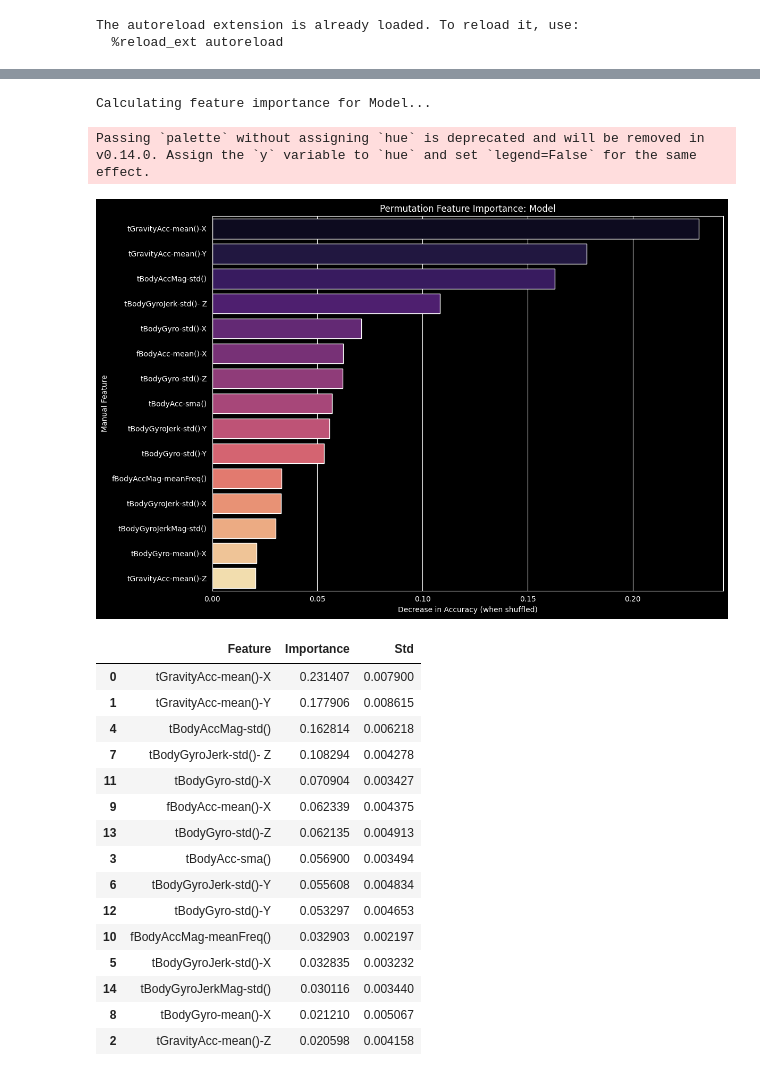
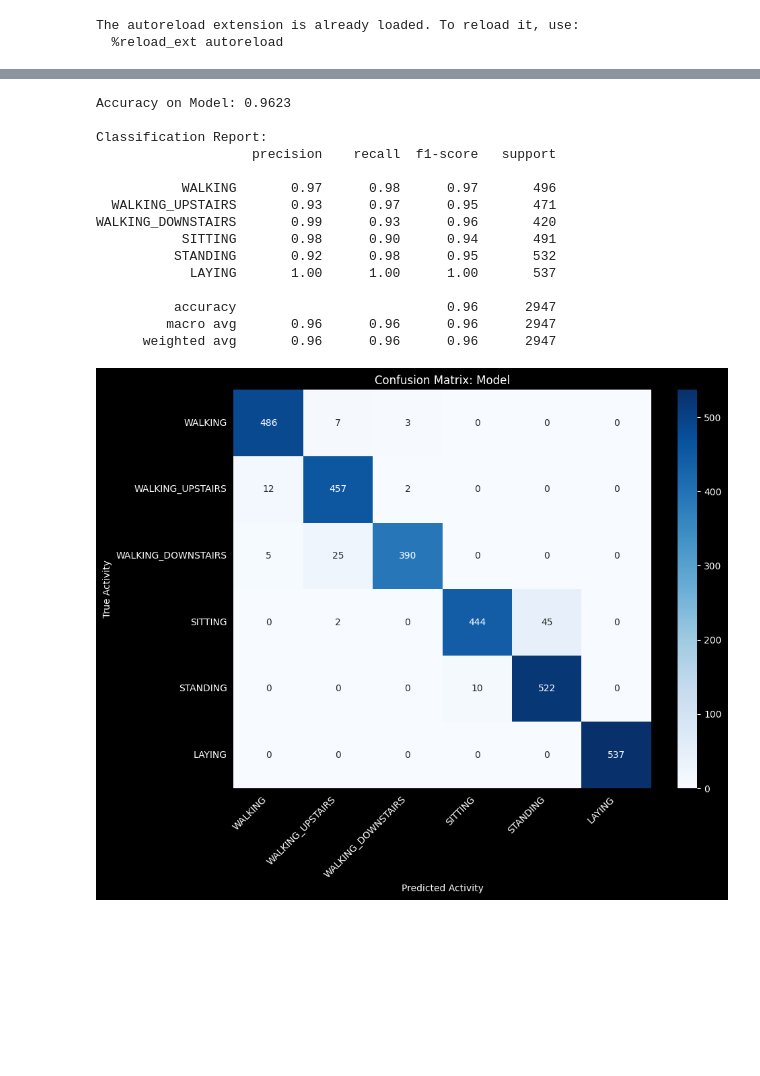
Before and after one commit to EduardDumitrescul/unsupervised-activity-clustering, a Jupyter notebook: svm.ipynb, the cells around one changed output, grey strips where cells are left out. Cells and saved outputs as stored; diff of their text form; code cells hidden in the pictures; blank space fills up the shorter version.

```diff
--- a/svm.ipynb
+++ b/svm.ipynb
@@ -44,22 +73,26 @@ Scaled features using StandardScaler.
-# %%
-runner.plot_feature_importance()
-# %% [output]
-Calculating feature importance for Model...
-Passing `palette` without assigning `hue` is deprecated and will be removed in v0.14.0. Assign the `y` variable to `hue` and set `legend=False` for the same effect.
-[figure, removed]
-|  | Feature | Importance | Std |
-| 0 | tGravityAcc-mean()-X | 0.231407 | 0.007900 |
-| 1 | tGravityAcc-mean()-Y | 0.177906 | 0.008615 |
-| 4 | tBodyAccMag-std() | 0.162814 | 0.006218 |
-| 7 | tBodyGyroJerk-std()- Z | 0.108294 | 0.004278 |
-| 11 | tBodyGyro-std()-X | 0.070904 | 0.003427 |
-| 9 | fBodyAcc-mean()-X | 0.062339 | 0.004375 |
-| 13 | tBodyGyro-std()-Z | 0.062135 | 0.004913 |
-| 3 | tBodyAcc-sma() | 0.056900 | 0.003494 |
-| 6 | tBodyGyroJerk-std()-Y | 0.055608 | 0.004834 |
-| 12 | tBodyGyro-std()-Y | 0.053297 | 0.004653 |
-| 10 | fBodyAccMag-meanFreq() | 0.032903 | 0.002197 |
-| 5 | tBodyGyroJerk-std()-X | 0.032835 | 0.003232 |
-| 14 | tBodyGyroJerkMag-std() | 0.030116 | 0.003440 |
-| 8 | tBodyGyro-mean()-X | 0.021210 | 0.005067 |
-| 2 | tGravityAcc-mean()-Z | 0.020598 | 0.004158 |
+# %%
+pca_features = PcaFeatureSet(dataset, n_components=None)
+svm = SVC(kernel='rbf', C=10.0, gamma='scale')
+
+pca_svm_runner = ModelRunner(dataset, feature_set=pca_features, model=svm)
+pca_svm_runner.run()
+
+pca_svm_runner.plot_confusion_matrix()
+# pca_svm_runner.plot_feature_importance()
+# %% [output]
+Accuracy on Model: 0.9623
+
+Classification Report:
+                    precision    recall  f1-score   support
+
+           WALKING       0.97      0.98      0.97       496
+  WALKING_UPSTAIRS       0.93      0.97      0.95       471
+WALKING_DOWNSTAIRS       0.99      0.93      0.96       420
+           SITTING       0.98      0.90      0.94       491
+          STANDING       0.92      0.98      0.95       532
+            LAYING       1.00      1.00      1.00       537
+
+          accuracy                           0.96      2947
+         macro avg       0.96      0.96      0.96      2947
+      weighted avg       0.96      0.96      0.96      2947
+[figure, added]
```
Also changed, not shown: parts of 3 cells of this notebook, 8 other files.
